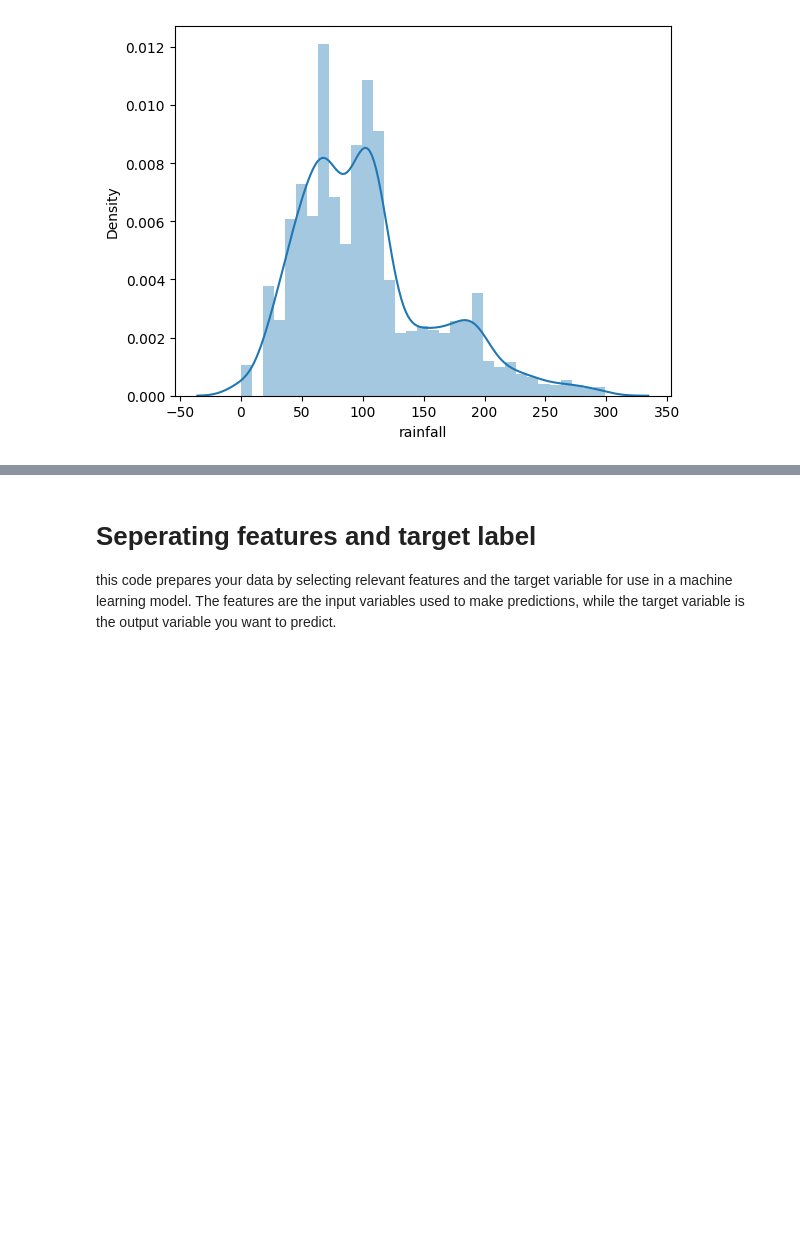
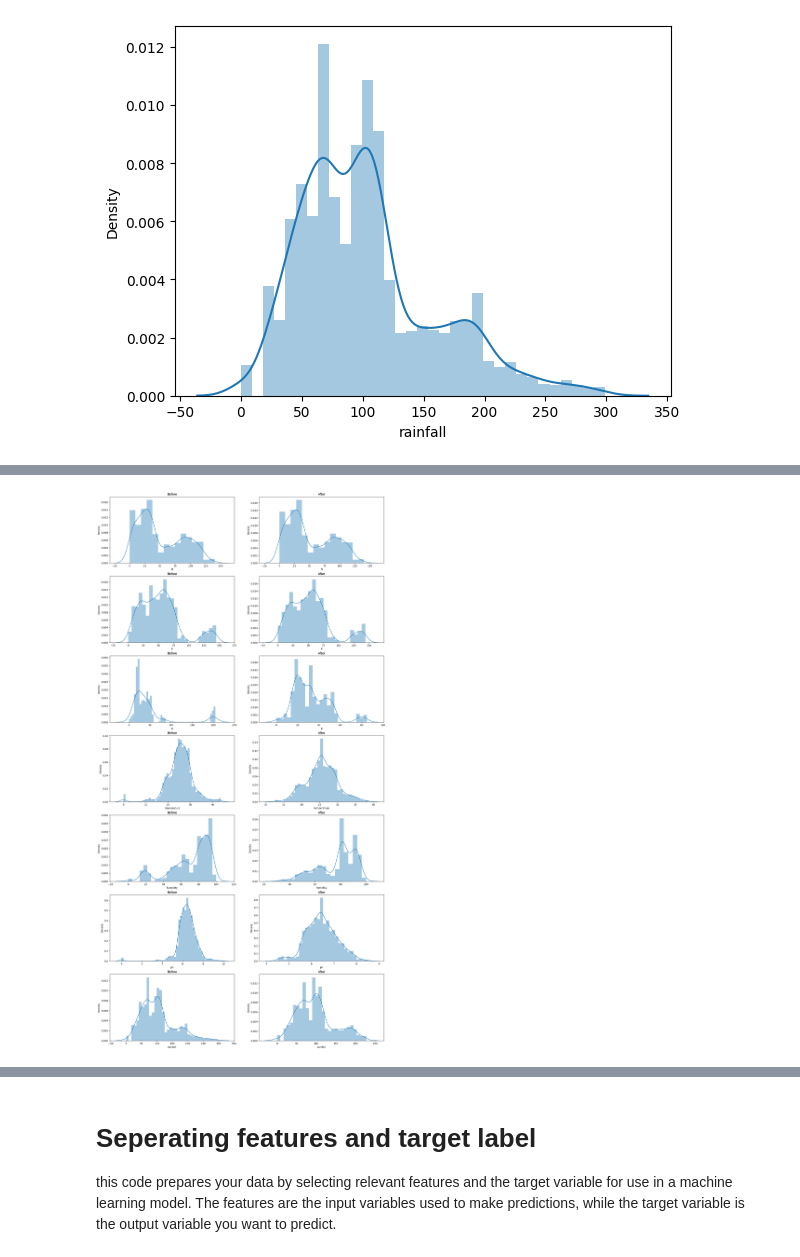
Before and after one commit to csubham2370/Major-Project-on-Crop-Recommendation-System, a Jupyter notebook: Crop_Recommendation_System.ipynb, the cells around one changed output, grey strips where cells are left out. Drawn from its saved outputs; the diff is of its cells as text; code cells hidden in the pictures; blank space fills up the shorter version.

```diff
--- a/Crop_Recommendation_System.ipynb
+++ b/Crop_Recommendation_System.ipynb
@@ -407,0 +513,51 @@ plt.show()
+# %%
+import matplotlib.pyplot as plt
+import seaborn as sns
+
+# Define the figure and axes
+fig, axes = plt.subplots(7, 2, figsize=(20, 40))
+
+# Plot the distribution
+sns.distplot(crop1['N'], ax=axes[0, 0]).set_title("Before")
+plt.grid()
+
+sns.distplot( crop2['N'], ax=axes[0, 1]).set_title("After")
+plt.grid()
+
+sns.distplot(crop1['P'], ax=axes[1, 0]).set_title("Before")
+plt.grid()
+
+sns.distplot(crop2['P'], ax=axes[1, 1]).set_title("After")
+plt.grid()
+
+sns.distplot(crop1['K'], ax=axes[2, 0]).set_title("Before")
+plt.grid()
+
+sns.distplot(crop2['K'], ax=axes[2, 1]).set_title("After")
+plt.grid()
+
+sns.distplot(crop1['temperature'], ax=axes[3, 0]).set_title("Before")
+plt.grid()
+
+sns.distplot(crop2['temperature'], ax=axes[3, 1]).set_title("After")
+plt.grid()
+
+sns.distplot(crop1['humidity'], ax=axes[4, 0]).set_title("Before")
+plt.grid()
+
+sns.distplot(crop2['humidity'], ax=axes[4, 1]).set_title("After")
+plt.grid()
+
+sns.distplot(crop1['ph'], ax=axes[5, 0]).set_title("Before")
+plt.grid()
+
+sns.distplot(crop2['ph'], ax=axes[5, 1]).set_title("After")
+plt.grid()
+
+sns.distplot(crop1['rainfall'], ax=axes[6, 0]).set_title("Before")
+plt.grid()
+
+sns.distplot(crop2['rainfall'], ax=axes[6, 1]).set_title("After")
+plt.grid()
+# %% [output]
+[figure, added]
```
Also changed, not shown: parts of 10 cells of this notebook.
